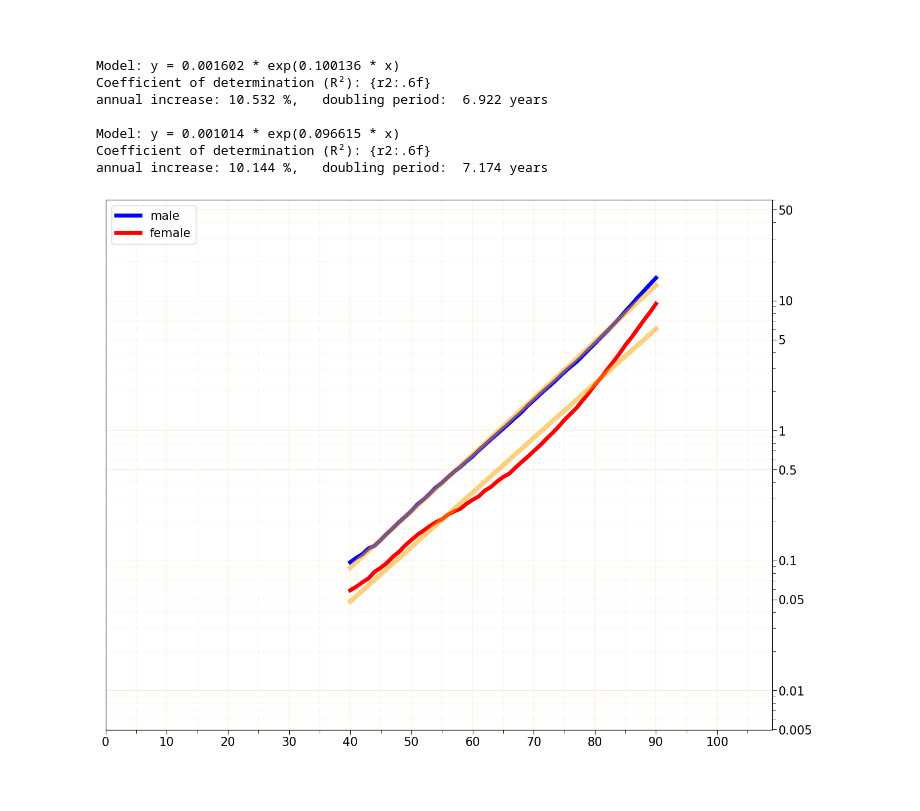
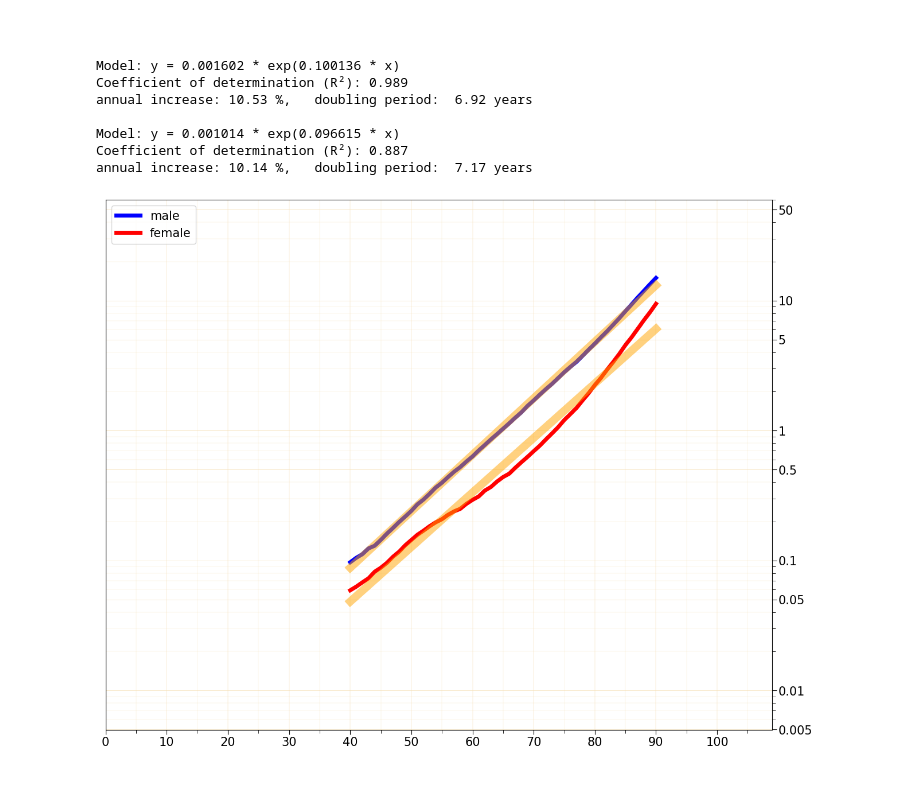
Before and after one commit to Lady3mlnm/Mini-programs-for-calculation-of-life-expectancy-in-countries, a Jupyter notebook: z_auxiliary_scripts/experiments_with_approximation.ipynb, the cells around one changed output. Saved outputs shown, nothing was run; the diff lists cells and outputs as text; code cells hidden in the pictures.

```diff
--- a/z_auxiliary_scripts/experiments_with_approximation.ipynb
+++ b/z_auxiliary_scripts/experiments_with_approximation.ipynb
@@ -247,7 +247,7 @@ def create_chart_log_linear_regression_logarithms(df):
     fig, ax = plt.subplots()   # Create a figure and axis
     ax.set_yscale('log')       # Make Y-axis logarithmic  # alternative: plt.yscale('log')
 
-    ax.yaxis.tick_right()      # show ticks only at the left side
+    ax.yaxis.tick_right()                 # show ticks only at the left side
     ax.yaxis.set_label_position('right')  # set the label position to the right
 
     ax.xaxis.set_major_locator(MultipleLocator(10))   # Set major ticks to be multiples of 10
@@ -285,41 +285,41 @@ def create_chart_log_linear_regression_logarithms(df):
         b, ln_a = np.polyfit(x, ln_y, deg=1)    # do linear regression
                                                 #    b - slope of the line
                                                 #    b - intersection of the 'ln a' with the y-axis
         a = np.exp(ln_a)                        # recover the amplitude of the exponent
         print(f"Model: y = {a:.6f} * exp({b:.6f} * x)")
 
         y_fit = a * np.exp(b * x)               # approximated function
-        plt.plot(x, y_fit, color='orange', linewidth=6, alpha=0.5, zorder=101)  # plot the estimation for male/female
+        plt.plot(x, y_fit, color='orange', linewidth=10, alpha=0.5, zorder=101)  # plot the estimation for male/female
 
         ss_res = np.sum((y - y_fit) ** 2)       # calculate the coefficient of determination
         ss_tot = np.sum((y - np.mean(y)) ** 2)
         r2 = 1 - ss_res / ss_tot
-        print("Coefficient of determination (R²): {r2:.6f}")
+        print(f"Coefficient of determination (R²): {r2:.3f}")
 
         rate_perc, period_double = calculate_increase_rate_and_doubling_period(x[0], x[-1], y_fit[0], y_fit[-1])
-        print(f"annual increase: {rate_perc:6.3f} %,   doubling period: {period_double:6.3f} years")
+        print(f"annual increase: {rate_perc:5.2f} %,   doubling period: {period_double:5.2f} years")
         print()
 
     for i, gr in enumerate(df.index.to_list()):
         ser = df.loc[gr]
         plt.plot(ser, color=dd_display[gr].color, linestyle=dd_display[gr].style,
                  linewidth=dd_display[gr].width, label=dd_display[gr].name, zorder=100-i)
 
     plt.legend(loc='upper left', fontsize=15)
 
     plt.show()
 
 
 create_chart_log_linear_regression_logarithms(df)
 # %% [output]
 Model: y = 0.001602 * exp(0.100136 * x)
-Coefficient of determination (R²): {r2:.6f}
-annual increase: 10.532 %,   doubling period:  6.922 years
+Coefficient of determination (R²): 0.989
+annual increase: 10.53 %,   doubling period:  6.92 years
 
 Model: y = 0.001014 * exp(0.096615 * x)
-Coefficient of determination (R²): {r2:.6f}
-annual increase: 10.144 %,   doubling period:  7.174 years
+Coefficient of determination (R²): 0.887
+annual increase: 10.14 %,   doubling period:  7.17 years
-[figure, old version]
+[figure, new version]
 # %% [markdown]
 <br>
 # %%
```
Also changed, not shown: parts of 2 cells of this notebook, 8 other files.
